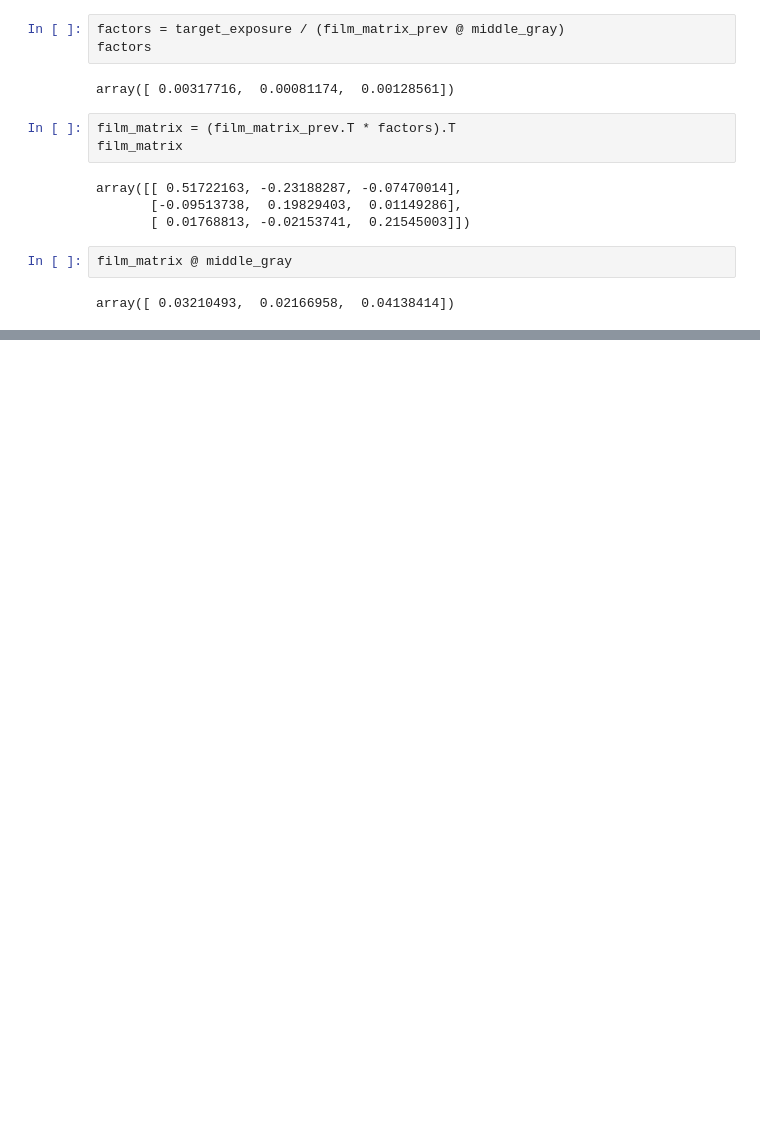
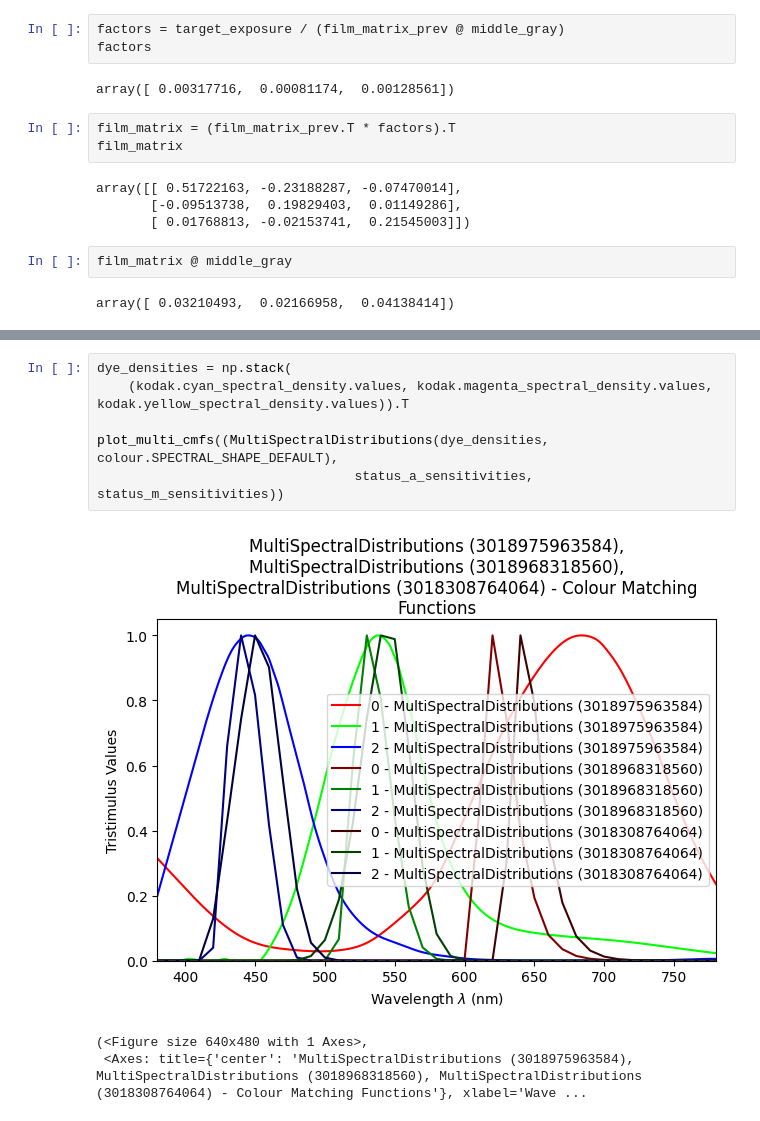
Before and after one commit to JanLohse/spectral_film_lut, a Jupyter notebook: test.ipynb, the cells around one changed output, grey strips where cells are left out. Saved outputs shown, nothing was run; the diff lists cells and outputs as text; blank space fills up the shorter version.

```diff
--- a/test.ipynb
+++ b/test.ipynb
@@ -160,0 +239,10 @@ colour.plotting.plot_single_cmfs(status_a_sensitivities)
+# %%
+dye_densities = np.stack(
+    (kodak.cyan_spectral_density.values, kodak.magenta_spectral_density.values, kodak.yellow_spectral_density.values)).T
+
+plot_multi_cmfs((MultiSpectralDistributions(dye_densities, colour.SPECTRAL_SHAPE_DEFAULT),
+                                 status_a_sensitivities, status_m_sensitivities))
+# %% [output]
+[figure, added]
+(<Figure size 640x480 with 1 Axes>,
+ <Axes: title={'center': 'MultiSpectralDistributions (3018975963584), MultiSpectralDistributions (3018968318560), MultiSpectralDistributions (3018308764064) - Colour Matching Functions'}, xlabel='Wave ...
```
Also changed, not shown: parts of 15 cells of this notebook.
